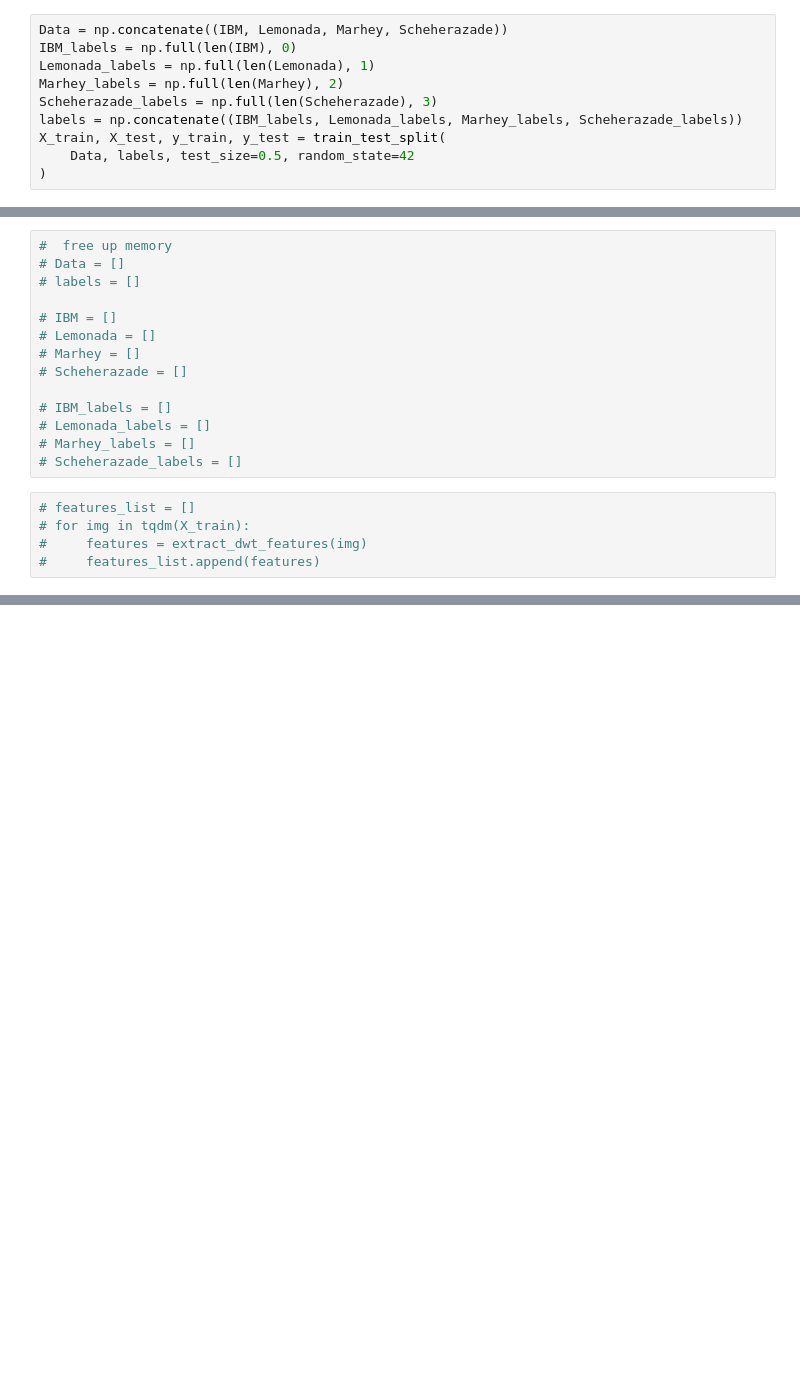
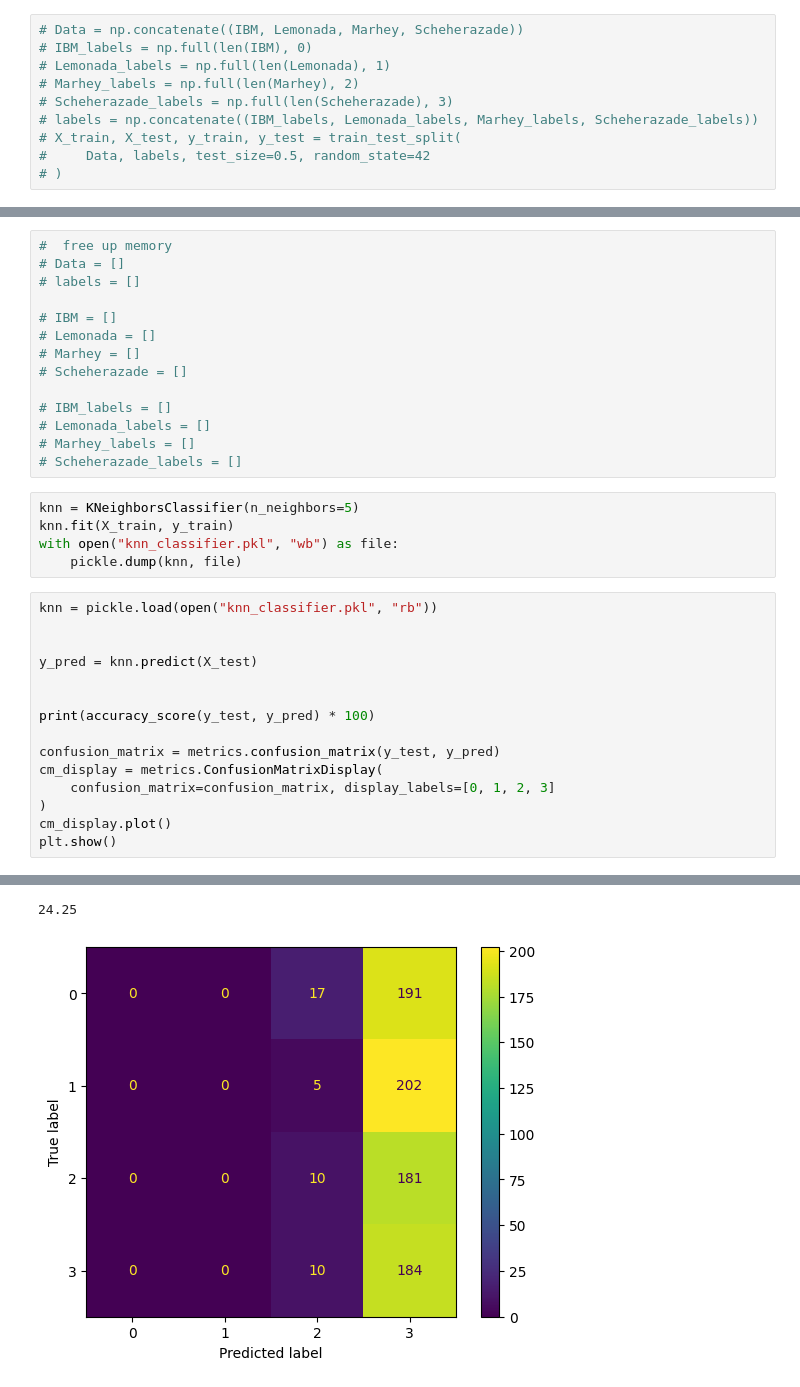
Before and after one commit to yousefosama654/Arabic-Font-Recognition, a Jupyter notebook: training-classification.ipynb, the cells around one changed output, grey strips where cells are left out. Cells and saved outputs as stored; diff of their text form; blank space fills up the shorter version.

```diff
--- a/training-classification.ipynb
+++ b/training-classification.ipynb
@@ -419,10 +424,10 @@ for filepath in tqdm(sorted(glob.glob(f"{DataSetPATH}/Lemonada/*.jpeg"))):
 # %%
-Data = np.concatenate((IBM, Lemonada, Marhey, Scheherazade))
-IBM_labels = np.full(len(IBM), 0)
-Lemonada_labels = np.full(len(Lemonada), 1)
-Marhey_labels = np.full(len(Marhey), 2)
-Scheherazade_labels = np.full(len(Scheherazade), 3)
-labels = np.concatenate((IBM_labels, Lemonada_labels, Marhey_labels, Scheherazade_labels))
-X_train, X_test, y_train, y_test = train_test_split(
-    Data, labels, test_size=0.5, random_state=42
-)
+# Data = np.concatenate((IBM, Lemonada, Marhey, Scheherazade))
+# IBM_labels = np.full(len(IBM), 0)
+# Lemonada_labels = np.full(len(Lemonada), 1)
+# Marhey_labels = np.full(len(Marhey), 2)
+# Scheherazade_labels = np.full(len(Scheherazade), 3)
+# labels = np.concatenate((IBM_labels, Lemonada_labels, Marhey_labels, Scheherazade_labels))
+# X_train, X_test, y_train, y_test = train_test_split(
+#     Data, labels, test_size=0.5, random_state=42
+# )
@@ -455,8 +445,24 @@ X_train, X_test, y_train, y_test = train_test_split(
 # Lemonada_labels = []
 # Marhey_labels = []
 # Scheherazade_labels = []
-# %%
-# features_list = []
-# for img in tqdm(X_train):
-#     features = extract_dwt_features(img)
-#     features_list.append(features)
+# %%
+knn = KNeighborsClassifier(n_neighbors=5)
+knn.fit(X_train, y_train)
+with open("knn_classifier.pkl", "wb") as file:
+    pickle.dump(knn, file)
+# %%
+knn = pickle.load(open("knn_classifier.pkl", "rb"))
+
+
+y_pred = knn.predict(X_test)
+
+
+print(accuracy_score(y_test, y_pred) * 100)
+
+confusion_matrix = metrics.confusion_matrix(y_test, y_pred)
+cm_display = metrics.ConfusionMatrixDisplay(
+    confusion_matrix=confusion_matrix, display_labels=[0, 1, 2, 3]
+)
+cm_display.plot()
+plt.show()
+# %% [output]
@@ -463 +483,3 @@ X_train, X_test, y_train, y_test = train_test_split(
+24.25
+[figure, added]
 # %%
```
Also changed, not shown: parts of 11 cells of this notebook, 2 other files.
